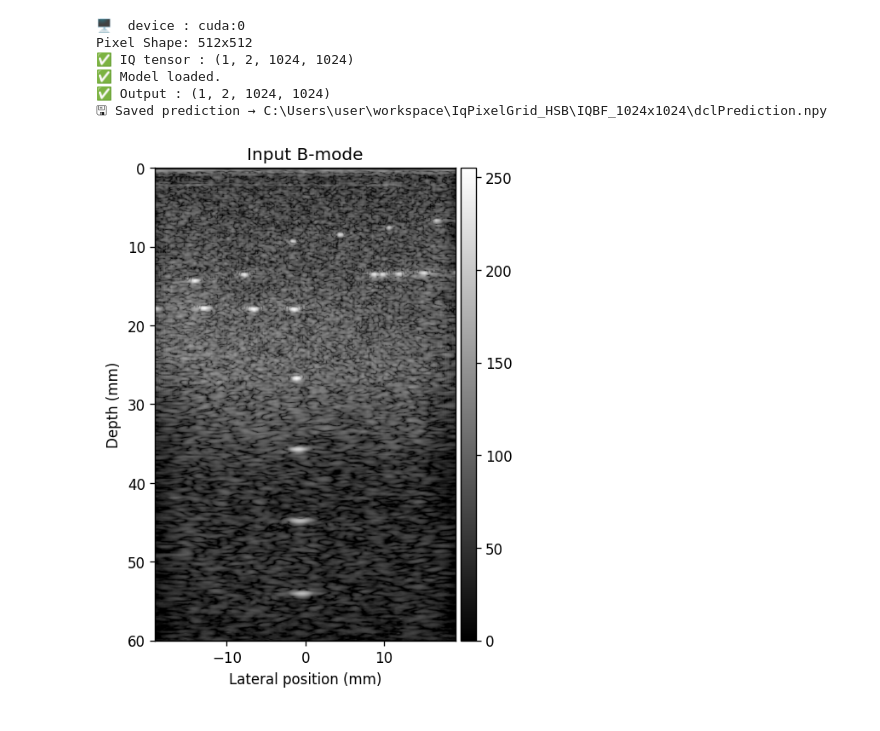
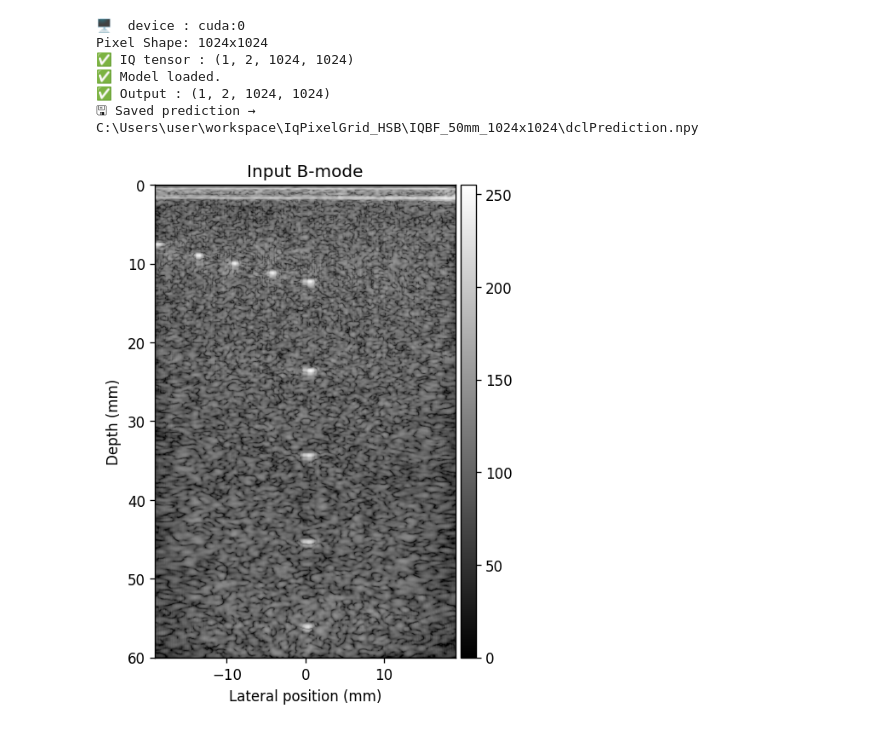
Before and after one commit to sbsean/PRBF, a Jupyter notebook: dclinference.ipynb, the cells around one changed output. Drawn from its saved outputs; the diff is of its cells as text; code cells hidden in the pictures.

```diff
--- a/dclinference.ipynb
+++ b/dclinference.ipynb
@@ -59,7 +194,7 @@ def iq_to_bmode(arr: np.ndarray, dr: int = 60) -> np.ndarray:
 def main() -> None:
     GRID_SIZE = 1024
     IQ_DIR = (
-        r"C:\Users\user\workspace\IqPixelGrid_HSB\IQBF_1024x1024"
+        fr"C:\Users\user\workspace\IqPixelGrid_HSB\IQBF_50mm_{GRID_SIZE}x{GRID_SIZE}"
     )
     CKPT_PATH = (
         r"C:\Users\user\workspace\deepcoherenceLearning_HSB\deepcoherence_code"
@@ -102,33 +237,33 @@ def main() -> None:
     ax1.set_ylabel("Depth (mm)")
 
     divider1 = make_axes_locatable(ax1)
     cax1 = divider1.append_axes("right", size="5%", pad=0.05)
     plt.colorbar(im1, cax=cax1)
     plt.show()
 
     # (2) Prediction B-mode 출력
     output_img = iq_to_bmode(out_np)
 
     fig2, ax2 = plt.subplots(figsize=(6, 6), dpi=120)
     im2 = ax2.imshow(output_img, cmap="gray", vmin=0, vmax=255, origin="upper",
                      extent=[lateral_axis[0], lateral_axis[-1], depth_axis[-1], depth_axis[0]])
     ax2.set_title("DCL Prediction B-mode")
     ax2.set_xlabel("Lateral position (mm)")
     ax2.set_ylabel("Depth (mm)")
 
     divider2 = make_axes_locatable(ax2)
     cax2 = divider2.append_axes("right", size="5%", pad=0.05)
     plt.colorbar(im2, cax=cax2)
     plt.show()
 
 
 if __name__ == "__main__":
     main()
 # %% [output]
 🖥  device : cuda:0
-Pixel Shape: 512x512
+Pixel Shape: 1024x1024
 ✅ IQ tensor : (1, 2, 1024, 1024)
 ✅ Model loaded.
 ✅ Output : (1, 2, 1024, 1024)
-🖫 Saved prediction → C:\Users\user\workspace\IqPixelGrid_HSB\IQBF_1024x1024\dclPrediction.npy
+🖫 Saved prediction → C:\Users\user\workspace\IqPixelGrid_HSB\IQBF_50mm_1024x1024\dclPrediction.npy
-[figure, old version]
+[figure, new version]
```
Also changed, not shown: parts of 6 cells of this notebook.
